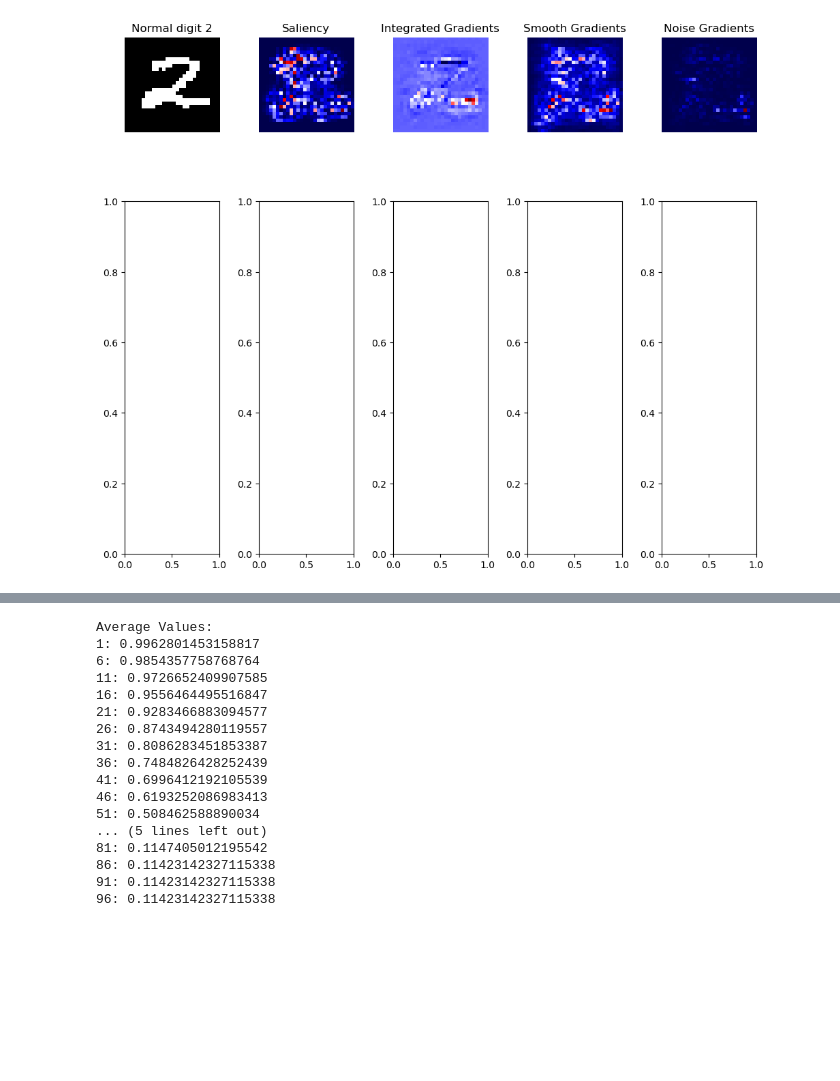
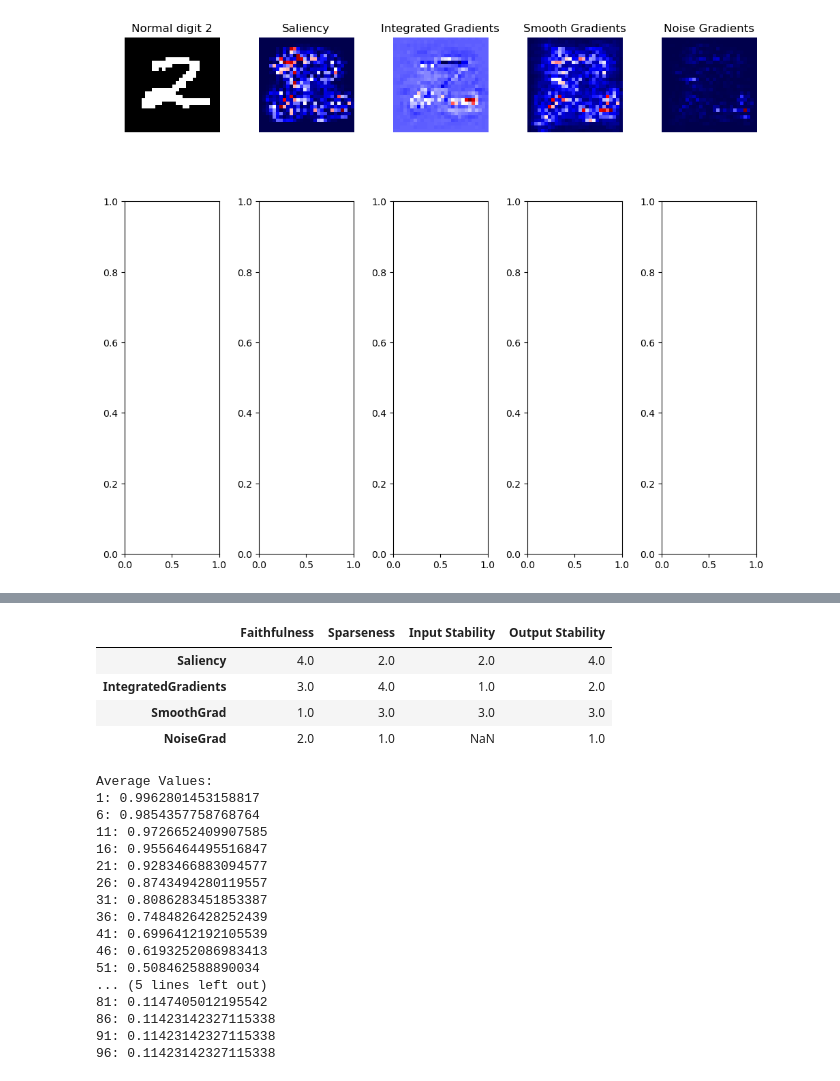
Before and after one commit to sanishsuwal7/ExplainableAI, a Jupyter notebook: Lenet_normal.ipynb, the cells around one changed output, grey strips where cells are left out. Drawn from its saved outputs; the diff is of its cells as text; code cells hidden in the pictures; blank space fills up the shorter version.

```diff
--- a/Lenet_normal.ipynb
+++ b/Lenet_normal.ipynb
@@ -723,3 +837,34 @@ metrics = {
+# %%
+import pandas as pd
+import matplotlib.pyplot as plt
+results_agg = {}
+for method in xai_methods:
+    results_agg[method] = {}
+    for metric, metric_func in metrics.items():
+        # print(method)
+        # print(metric)
+        value = (results[method][metric])
+        # print("Value", value)
+        if metric == "Faithfulness":
+            results_agg[method][metric] = np.mean(list(value.values()))
+        else:
+            results_agg[method][metric] = np.mean(list(value))
+
+df = pd.DataFrame.from_dict(results_agg)
+df = df.T.abs()
+
+# Take inverse ranking for Robustness, since lower is better.
+df_normalised = df.loc[:, (df.columns != 'Input Stability') & (df.columns != 'Output Stability')].apply(lambda x: x / x.max())
+df_normalised["Input Stability"] = df["Input Stability"].min()/df["Input Stability"].values
+df_normalised["Output Stability"] = df["Output Stability"].min()/df["Output Stability"].values
+df_normalised_rank = df_normalised.rank()
+df_normalised_rank
+# %% [output]
+|  | Faithfulness | Sparseness | Input Stability | Output Stability |
+| Saliency | 4.0 | 2.0 | 2.0 | 4.0 |
+| IntegratedGradients | 3.0 | 4.0 | 1.0 | 2.0 |
+| SmoothGrad | 1.0 | 3.0 | 3.0 | 3.0 |
+| NoiseGrad | 2.0 | 1.0 | NaN | 1.0 |
 # %%
 def filter_and_compute_road(model, test_loader, device):
 
```
Also changed, not shown: parts of 12 cells of this notebook, 1 other file.
